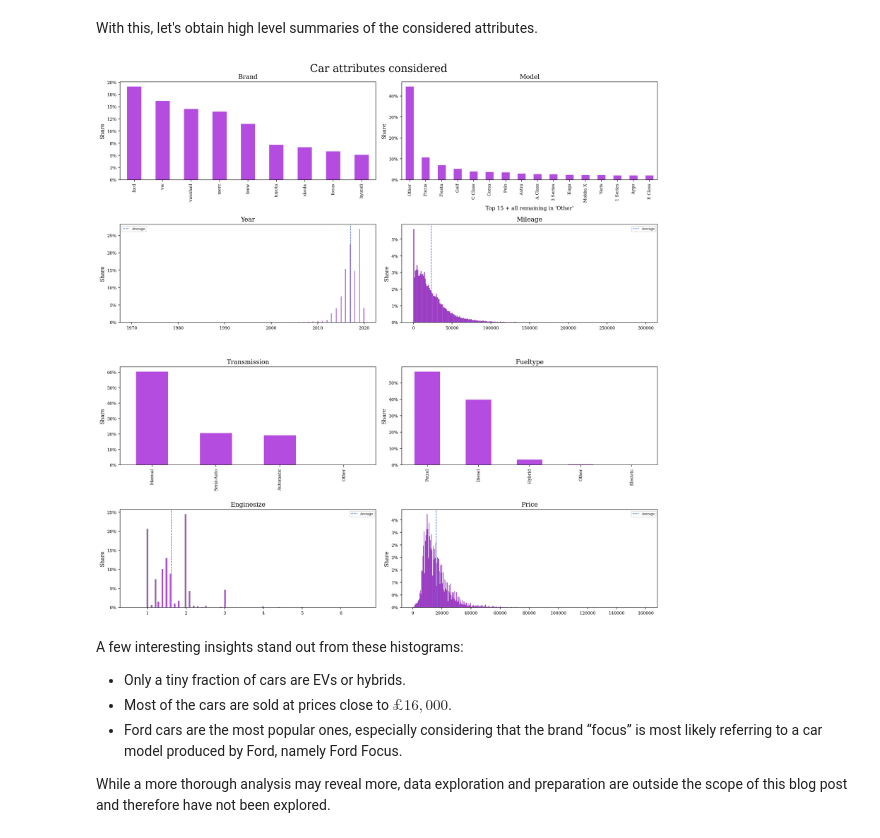
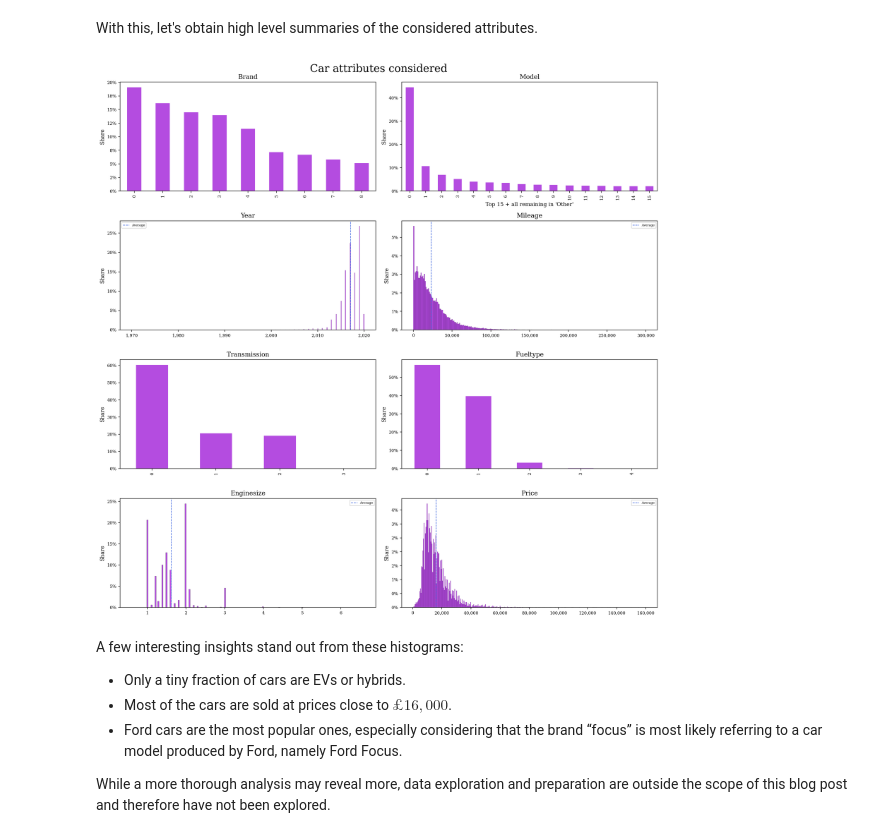
Before and after one commit to calyptis/LeafSim, a Jupyter notebook: notebooks/LeafSim.ipynb, the cells around one changed output. Drawn from its saved outputs; the diff is of its cells as text; code cells hidden in the pictures.

```diff
--- a/notebooks/LeafSim.ipynb
+++ b/notebooks/LeafSim.ipynb
@@ -169,34 +164,36 @@ for i, c in enumerate(feature_cols + [target_col]):
         if df[c].nunique() > 15:
             tmp = df[c].value_counts(normalize=True).reset_index()
             tmp.loc[15:, "index"] = "Other"
             tmp = tmp.groupby("index")[c].sum().sort_values(ascending=False)
             tmp.plot(kind="bar", ax=axes[i], color="darkviolet", alpha=0.7)
             axes[i].set_xlabel("Top 15 + all remaining in 'Other'")
         else:
             df[c].value_counts(normalize=True).plot(
                 kind="bar", ax=axes[i], color="darkviolet", alpha=0.7
             )
     else:
         sns.histplot(
             data=df, x=c, ax=axes[i], stat="probability", color="darkviolet", alpha=0.7
         )
         axes[i].axvline(
             df[c].mean(),
             label="Average",
             linewidth=1,
             linestyle="--",
             color="royalblue",
         )
         axes[i].set_xlabel("")
         axes[i].legend()
     axes[i].set_title(c.title())
     axes[i].set_ylabel("Share")
     axes[i].yaxis.set_major_formatter(
         ticker.FuncFormatter(lambda x, pos: f"{x*100:,.0f}%")
     )
+    axes[i].xaxis.set_major_formatter(ticker.FuncFormatter(lambda x, pos: f"{x:,.0f}"))
 plt.tight_layout()
+plt.savefig("../images/eda_plot.png", dpi=600)
 # %% [output]
-[figure, old version]
+[figure, new version]
 # %% [markdown]
 A few interesting insights stand out from these histograms:
 
```
Also changed, not shown: parts of 11 cells of this notebook.
